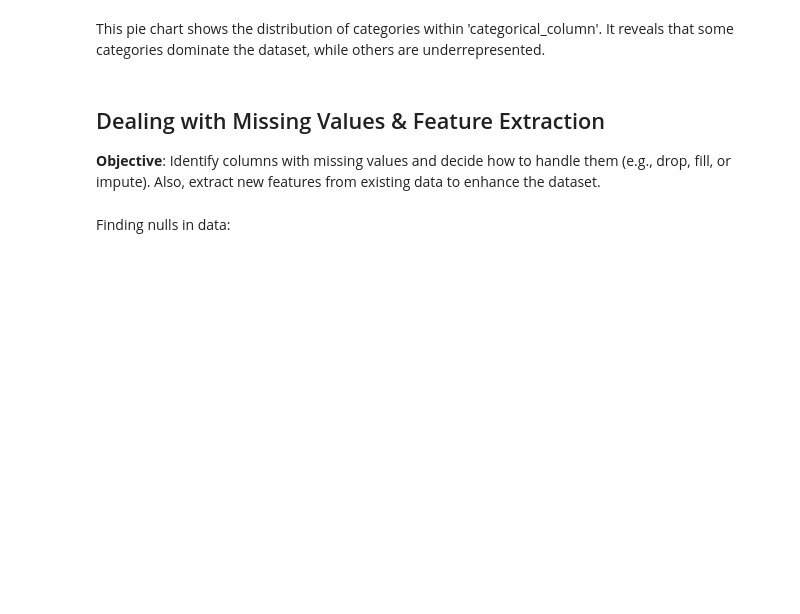
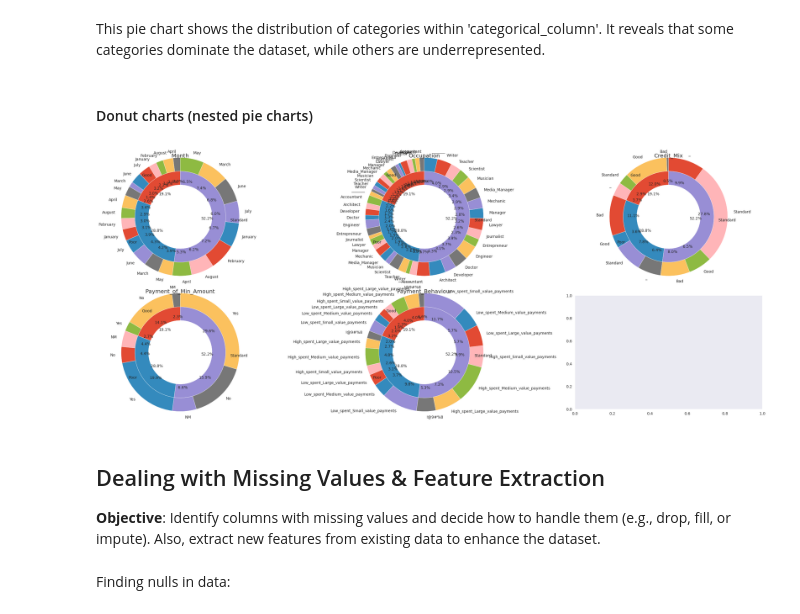
Before and after one commit to ruzanovad/dataset-sessions, a Jupyter notebook: credit-score/credit-score.ipynb, the cells around one changed output. Drawn from its saved outputs; the diff is of its cells as text; code cells hidden in the pictures; blank space fills up the shorter version.

```diff
--- a/credit-score/credit-score.ipynb
+++ b/credit-score/credit-score.ipynb
@@ -160,5 +339,54 @@ train_df[
 # %% [markdown]
 This pie chart shows the distribution of categories within 'categorical_column'. It reveals that some categories dominate the dataset, while others are underrepresented.
+# %% [markdown]
+#### Donut charts (nested pie charts)
+# %%
+pie_data = train_df[
+    [
+        "Month",
+        "Occupation",
+        "Credit_Mix",
+        "Payment_of_Min_Amount",
+        "Payment_Behaviour",
+        "Credit_Score",
+    ]
+]
+
+# Group by 'Credit_Score' for the inner layer
+inner_group = pie_data.groupby('Credit_Score').size().reset_index(name='counts')
+inner_labels = inner_group['Credit_Score']
+inner_sizes = inner_group['counts']
+
+# Define the outer layers (columns other than 'Credit_Score')
+outer_columns = ["Month", "Occupation", "Credit_Mix", "Payment_of_Min_Amount", "Payment_Behaviour"]
+
+nrows = 2
+ncols = 3
+
+fig, axes = plt.subplots(nrows, ncols, figsize=(25, 10))
+
+for i, column in enumerate(outer_columns):
+    outer_group = pie_data.groupby(['Credit_Score', column]).size().reset_index(name='counts')
+
+    row = i // ncols
+    col = i % ncols
+
+    # Create the outer labels and sizes based on the groups
+    outer_labels = outer_group[column]
+    outer_sizes = outer_group['counts']
+
+    # Create the donut chart
+    axes[row, col].pie(inner_sizes, labels=inner_labels, radius=1, wedgeprops=dict(width=0.3, edgecolor='w'), autopct="%1.1f%%", startangle=90)
+    axes[row, col].pie(outer_sizes, labels=outer_labels, radius=1.3, wedgeprops=dict(width=0.3, edgecolor='w'), autopct="%1.1f%%", startangle=90)
+
+    # Add title for the outer layer
+    axes[row, col].set_title(column)
+
+# Adjust layout and show the plot
+plt.tight_layout()
+plt.show()
+# %% [output]
+[figure, added]
 # %% [markdown]
 ## Dealing with Missing Values & Feature Extraction
 **Objective**: Identify columns with missing values and decide how to handle them (e.g., drop, fill, or impute). Also, extract new features from existing data to enhance the dataset.
```
Also changed, not shown: parts of 36 cells of this notebook.
